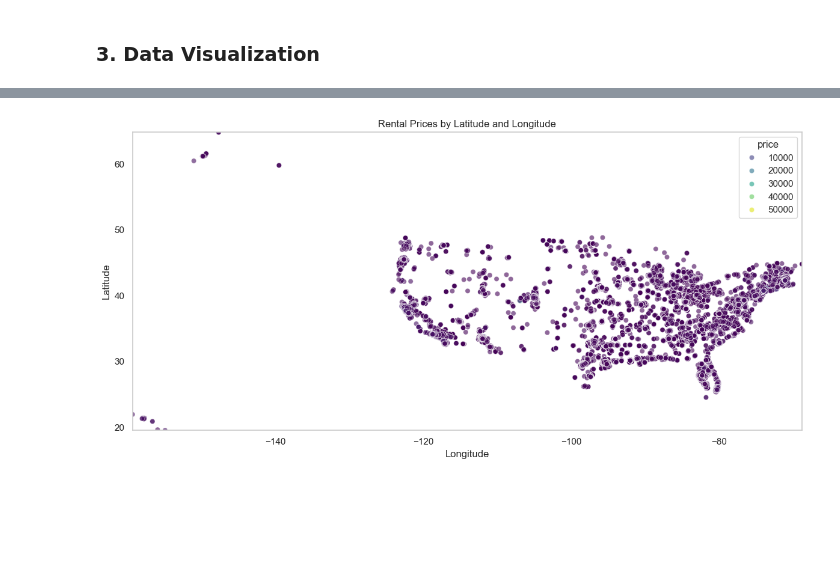
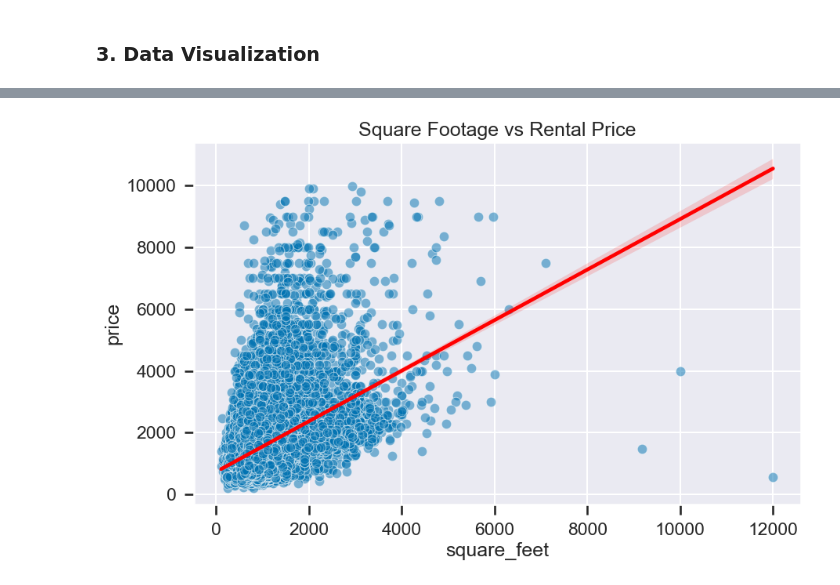
Before and after one commit to FirojShaikh/MSDS-570-01-Rental-Trends-Explorer, a Jupyter notebook: notebooks/rental-trends-explorer.ipynb, the cells around one changed output, grey strips where cells are left out. Cells and saved outputs as stored; diff of their text form; code cells hidden in the pictures; blank space fills up the shorter version.

Commit message:
Updated code based on feedback

```diff
--- a/notebooks/rental-trends-explorer.ipynb
+++ b/notebooks/rental-trends-explorer.ipynb
@@ -155,15 +118,8 @@ TypeError: 'value' must be an instance of str or bytes, not a float
-# %%
-# Identify high and low rental price areas based on latitude & longitude.
-plt.figure(figsize=(12, 6))
-# Create a scatter plot
-sns.scatterplot(x='longitude', y='latitude', hue='price', data=df, palette='viridis', alpha=0.6)
-plt.title('Rental Prices by Latitude and Longitude')
-plt.xlabel('Longitude')
-plt.ylabel('Latitude')
-plt.xlim(df['longitude'].min(), df['longitude'].max())
-plt.ylim(df['latitude'].min(), df['latitude'].max())
-plt.grid()
-plt.tight_layout()
-plt.show()
-# %% [output]
-[figure, removed]
+# %%
+plt.figure(figsize=(10, 6))
+sns.scatterplot(data=df, x='square_feet', y='price', alpha=0.5)
+sns.regplot(data=df, x='square_feet', y='price', scatter=False, color='red')
+plt.title('Square Footage vs Rental Price')
+plt.show()
+# %% [output]
+[figure, added]
```
Also changed, not shown: parts of 24 cells of this notebook.
